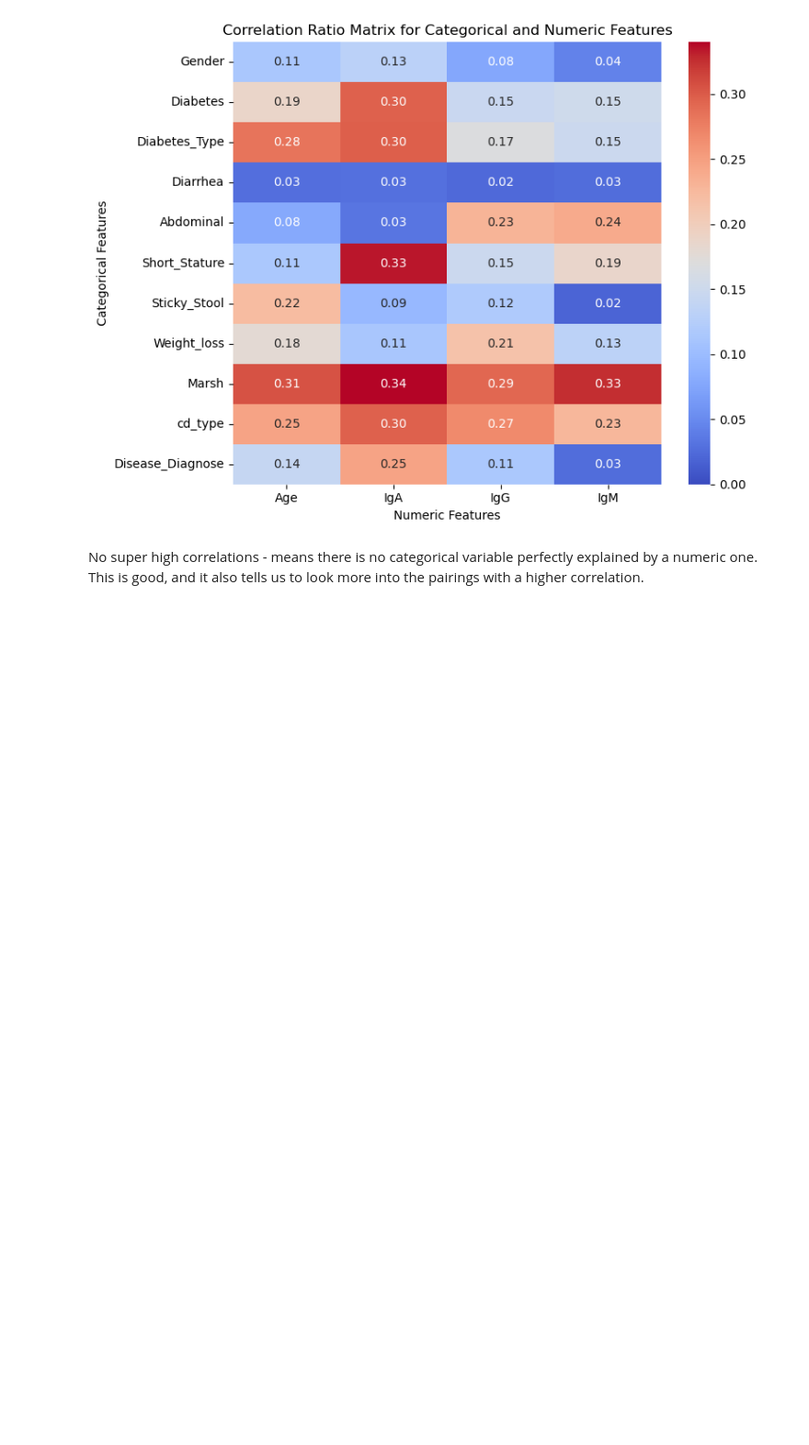
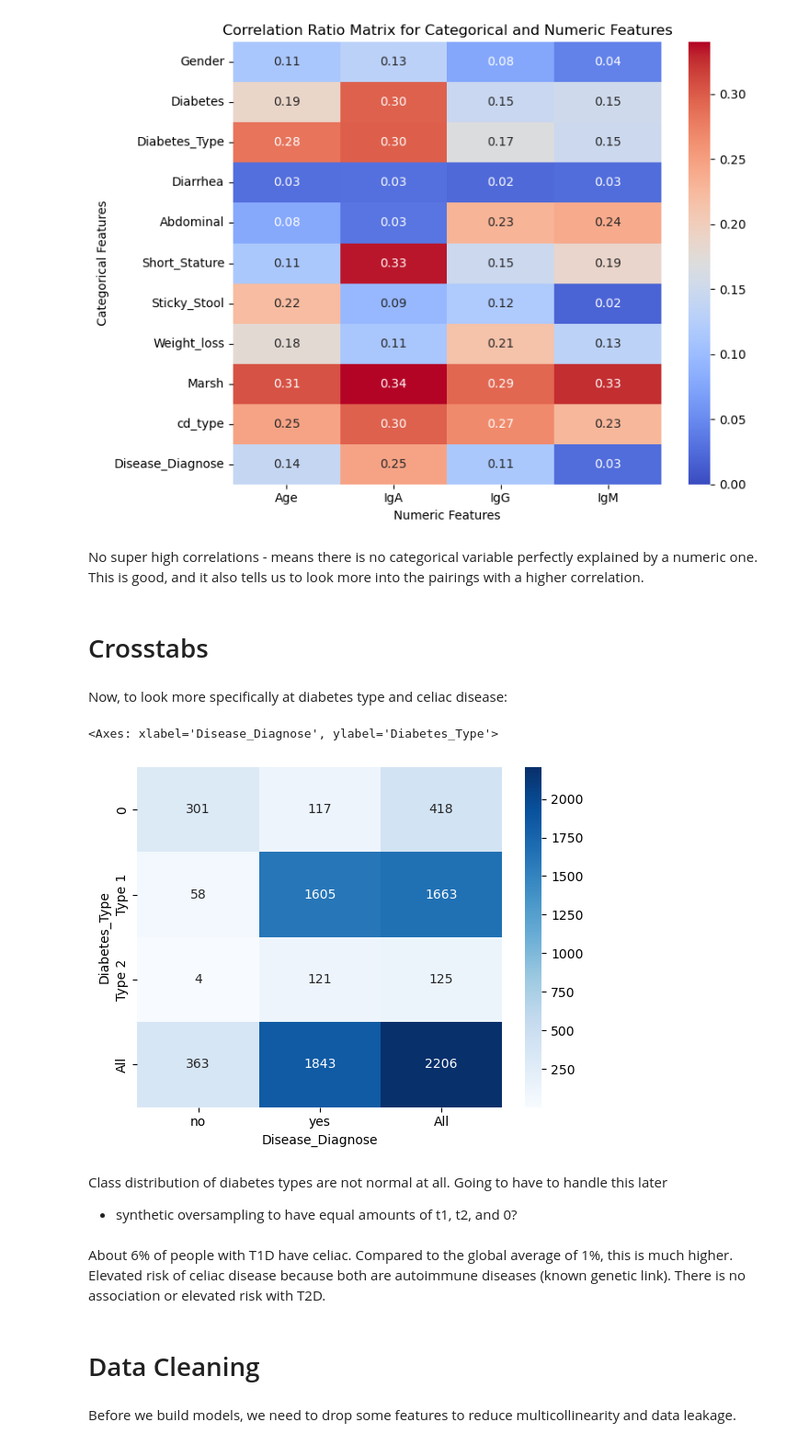
Before and after one commit to lmitch12/Math_Senior_Sem, a Jupyter notebook: dataPre.ipynb, the cells around one changed output. Shown: that part at 92% size. Cells and saved outputs as stored; diff of their text form; code cells hidden in the pictures; blank space fills up the shorter version.

Commit message:
did a lot more data prep, implemented RandomForest and logistic lasso regression models

```diff
--- a/dataPre.ipynb
+++ b/dataPre.ipynb
@@ -213,3 +295,22 @@ plt.show()
 [figure]
 # %% [markdown]
 No super high correlations - means there is no categorical variable perfectly explained by a numeric one. This is good, and it also tells us to look more into the pairings with a higher correlation.
+# %% [markdown]
+# Crosstabs
+# %% [markdown]
+Now, to look more specifically at diabetes type and celiac disease:
+# %%
+table = pd.crosstab(df['Diabetes_Type'], df['Disease_Diagnose'], margins=True)
+sns.heatmap(table, annot=True, fmt="d", cmap='Blues')
+# %% [output]
+<Axes: xlabel='Disease_Diagnose', ylabel='Diabetes_Type'>
+[figure, added]
+# %% [markdown]
+Class distribution of diabetes types are not normal at all. Going to have to handle this later
+- synthetic oversampling to have equal amounts of t1, t2, and 0?
+# %% [markdown]
+About 6% of people with T1D have celiac. Compared to the global average of 1%, this is much higher. Elevated risk of celiac disease because both are autoimmune diseases (known genetic link). There is no association or elevated risk with T2D.
+# %% [markdown]
+# Data Cleaning
+# %% [markdown]
+Before we build models, we need to drop some features to reduce multicollinearity and data leakage.
```
Also changed, not shown: parts of 33 cells of this notebook.
